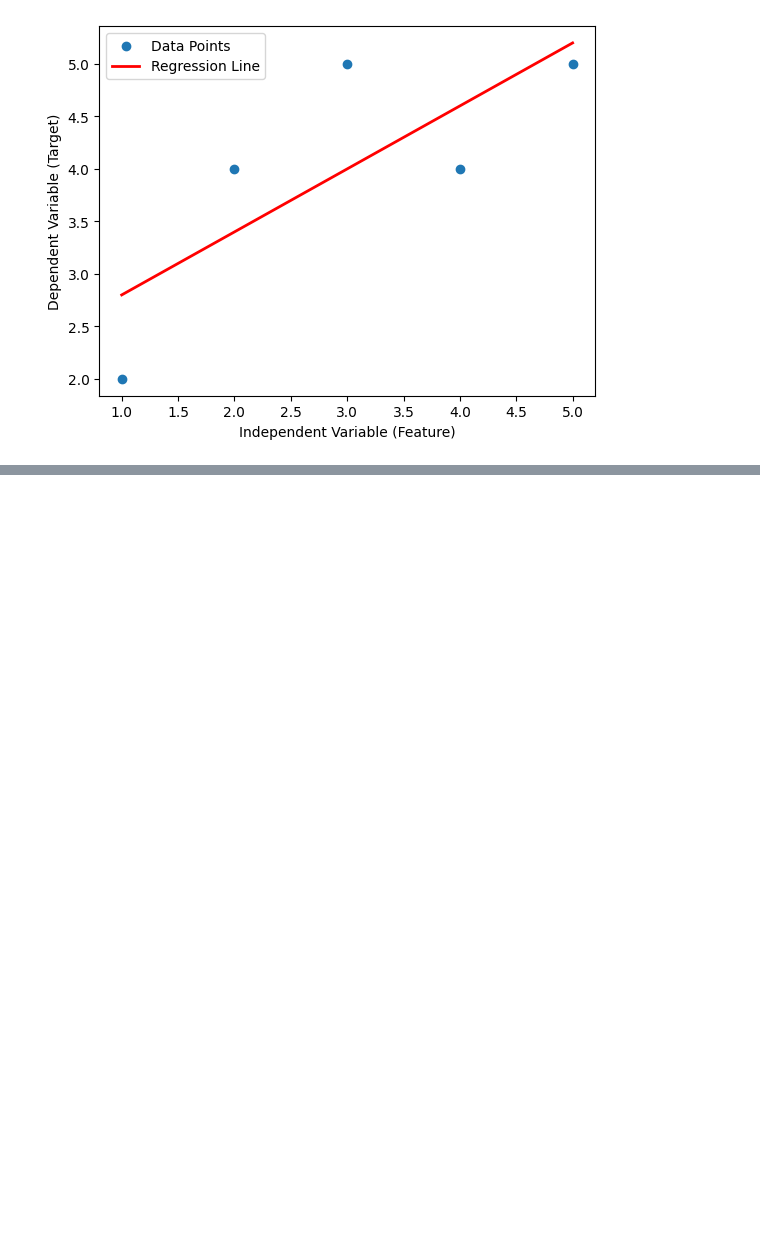
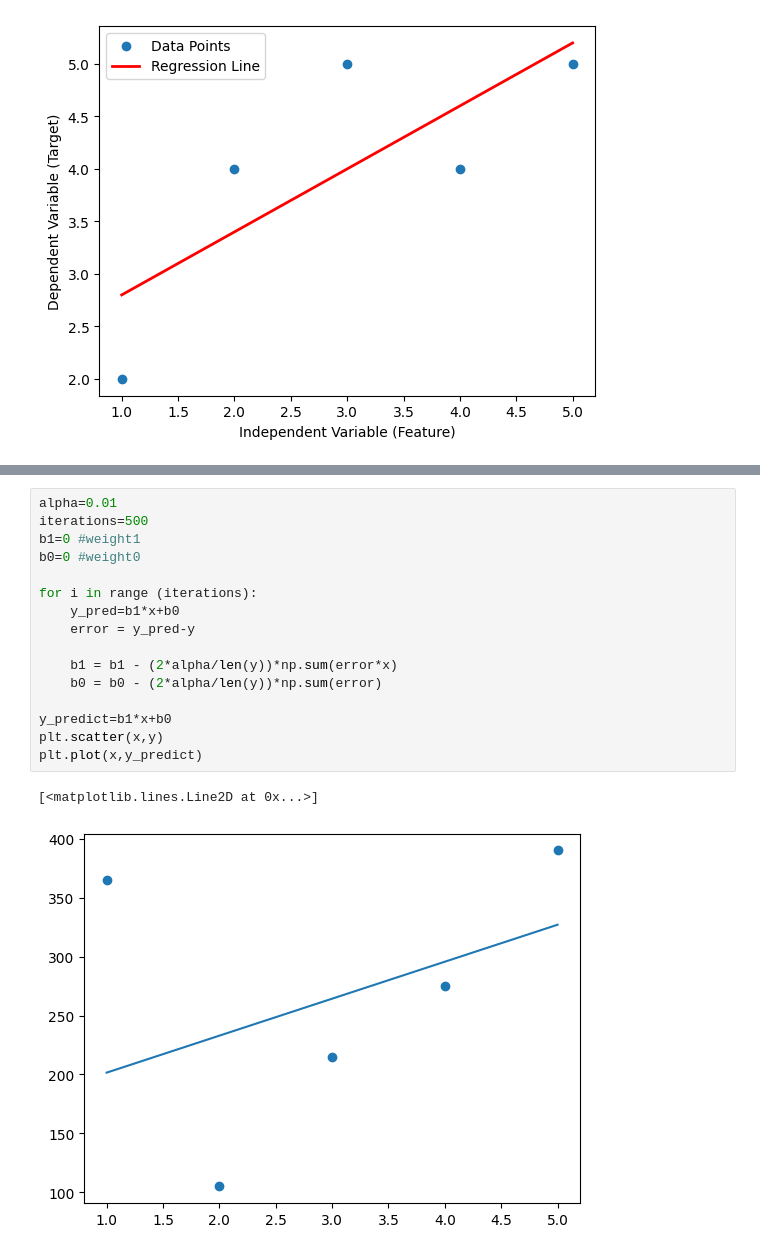
Before and after one commit to NaveenGumaste/Python-ML, a Jupyter notebook: 28-08-23 Univariant Linear Regression.ipynb, the cells around one changed output, grey strips where cells are left out. Saved outputs shown, nothing was run; the diff lists cells and outputs as text; blank space fills up the shorter version.

```diff
--- a/28-08-23 Univariant Linear Regression.ipynb
+++ b/28-08-23 Univariant Linear Regression.ipynb
@@ -185,0 +126,19 @@ NameError: name 't' is not defined
+# %%
+alpha=0.01
+iterations=500
+b1=0 #weight1
+b0=0 #weight0
+
+for i in range (iterations):
+    y_pred=b1*x+b0
+    error = y_pred-y
+
+    b1 = b1 - (2*alpha/len(y))*np.sum(error*x)
+    b0 = b0 - (2*alpha/len(y))*np.sum(error)
+
+y_predict=b1*x+b0
+plt.scatter(x,y)
+plt.plot(x,y_predict)
+# %% [output]
+[<matplotlib.lines.Line2D at 0x...>]
+[figure, added]
```
Also changed, not shown: parts of 3 cells of this notebook, 1 other file.
